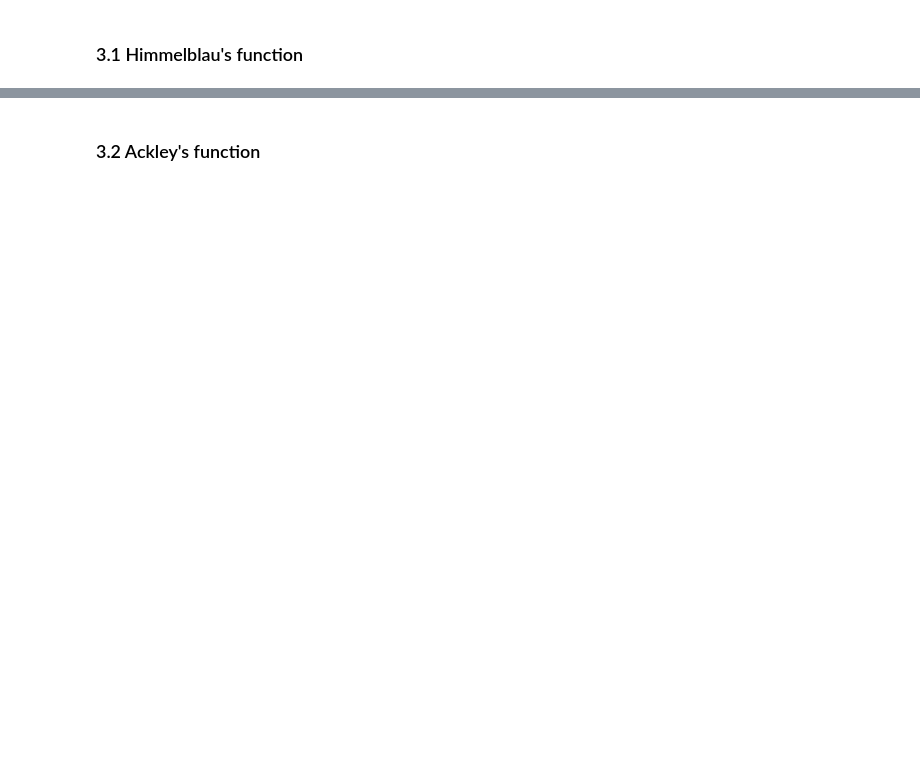
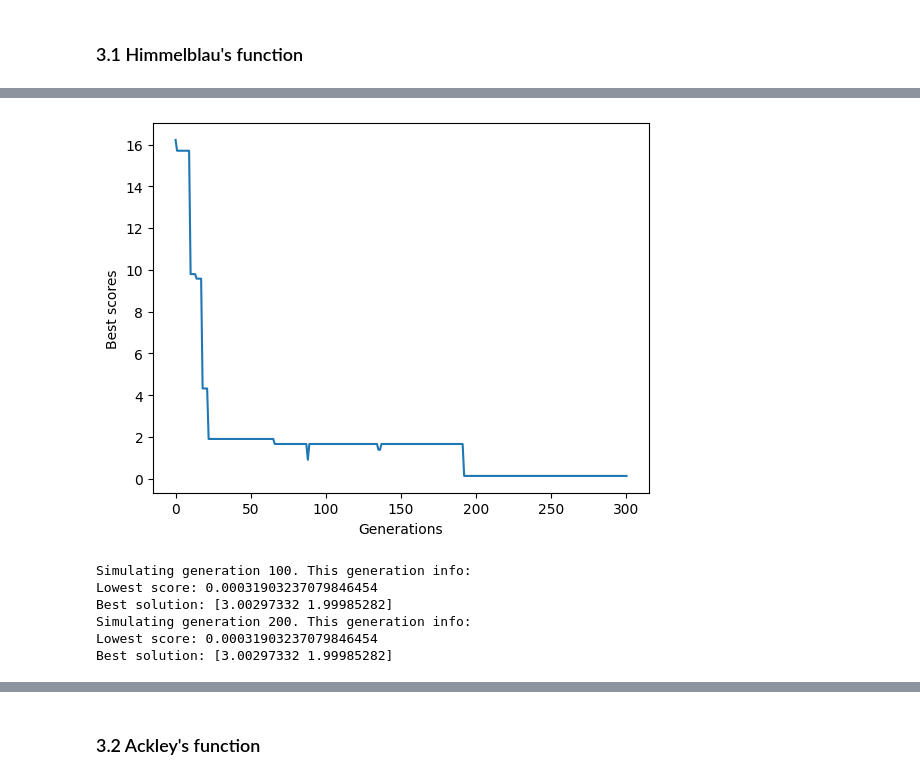
Before and after one commit to pgrzankowski/introduction-to-ai, a Jupyter notebook: evolutionary-algorithm.ipynb, the cells around one changed output, grey strips where cells are left out. Drawn from its saved outputs; the diff is of its cells as text; code cells hidden in the pictures; blank space fills up the shorter version.

Commit message:
Implement fitness score visualisation through generations

```diff
--- a/evolutionary-algorithm.ipynb
+++ b/evolutionary-algorithm.ipynb
@@ -31,18 +31,21 @@ def selection(population, fitness_scores):
     parents = population[parents_indices]
     return parents
 # %%
-def crossover(parents):
+def crossover(parents, pc):
     children = np.zeros_like(parents)
     for i in range(len(parents)):
-        parent1 = parents[np.random.randint(len(parents))]
-        parent2 = parents[np.random.randint(len(parents))]
-        children[i] = np.array([parent1[0], parent2[1]])
+        if np.random.rand() < pc:
+            parent1 = parents[np.random.randint(len(parents))]
+            parent2 = parents[np.random.randint(len(parents))]
+            children[i] = np.array([parent1[0], parent2[1]])
+        else:
+            children[i] = parents[i]
     return children
 # %%
-def mutate(children, mutation_rate=0.01, distance=100):
+def mutate(children, pm, distance=100):
     for i in range(len(children)):
         for j in range(2):
-            if np.random.rand() < mutation_rate:
+            if np.random.rand() < pm:
                 children[i][j] = np.random.uniform(-distance, distance)
     return children
 # %% [markdown]
@@ -77,2 +99,7 @@ def evolutionary_algorithm(function, pop_size=1000, pop_diver=10, max_iter=1000)
+# %%
+def plot_scores(scores):
+    plt.plot(scores)
+    plt.xlabel('Generations')
+    plt.ylabel('Best scores')
 # %% [markdown]
 ### 3.1 Himmelblau's function
@@ -93,0 +106,8 @@ Simulating generation 900
+# %%
+base_lenght = 1000
+max_iter = 1000
+pm = 0.01
+pc = 0.7
+solution_check = 100
+
+solutions, scores, all_populations, all_scores, iterations = evolutionary_algorithm(himmelblau, base_lenght, max_iter, pm, pc, solution_check)
@@ -93,0 +124,19 @@ Simulating generation 900
+# %%
+plot_scores(scores)
+# %% [output]
+[figure, added]
+# %%
+base_lenght = 10000
+max_iter = 1000
+pm = 0.01
+pc = 0.7
+solution_check = 100
+
+solutions, scores, all_populations, all_scores, iterations = evolutionary_algorithm(himmelblau, base_lenght, max_iter, pm, pc, solution_check)
+# %% [output]
+Simulating generation 100. This generation info:
+Lowest score: 0.00031903237079846454
+Best solution: [3.00297332 1.99985282]
+Simulating generation 200. This generation info:
+Lowest score: 0.00031903237079846454
+Best solution: [3.00297332 1.99985282]
```
Also changed, not shown: parts of 12 cells of this notebook.
